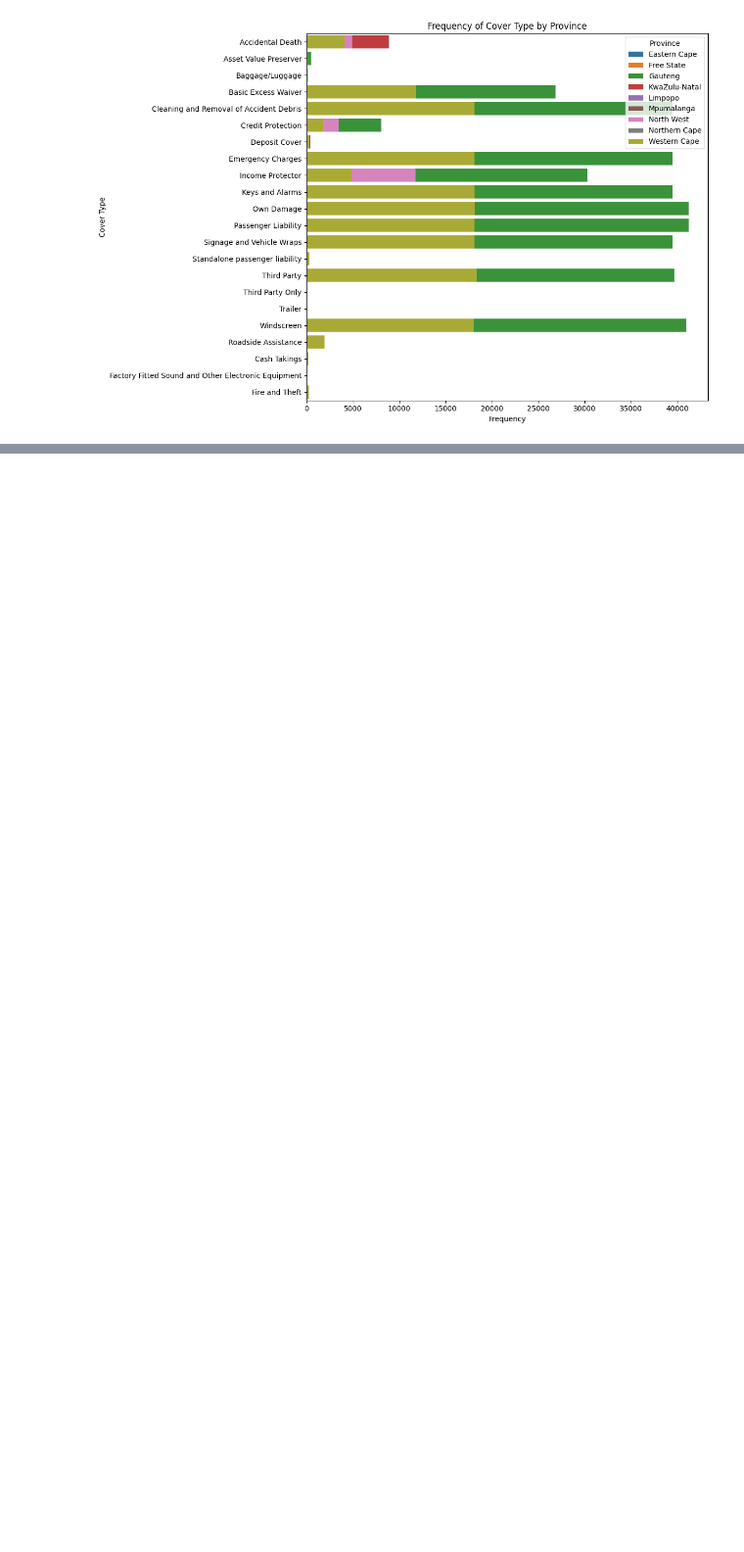
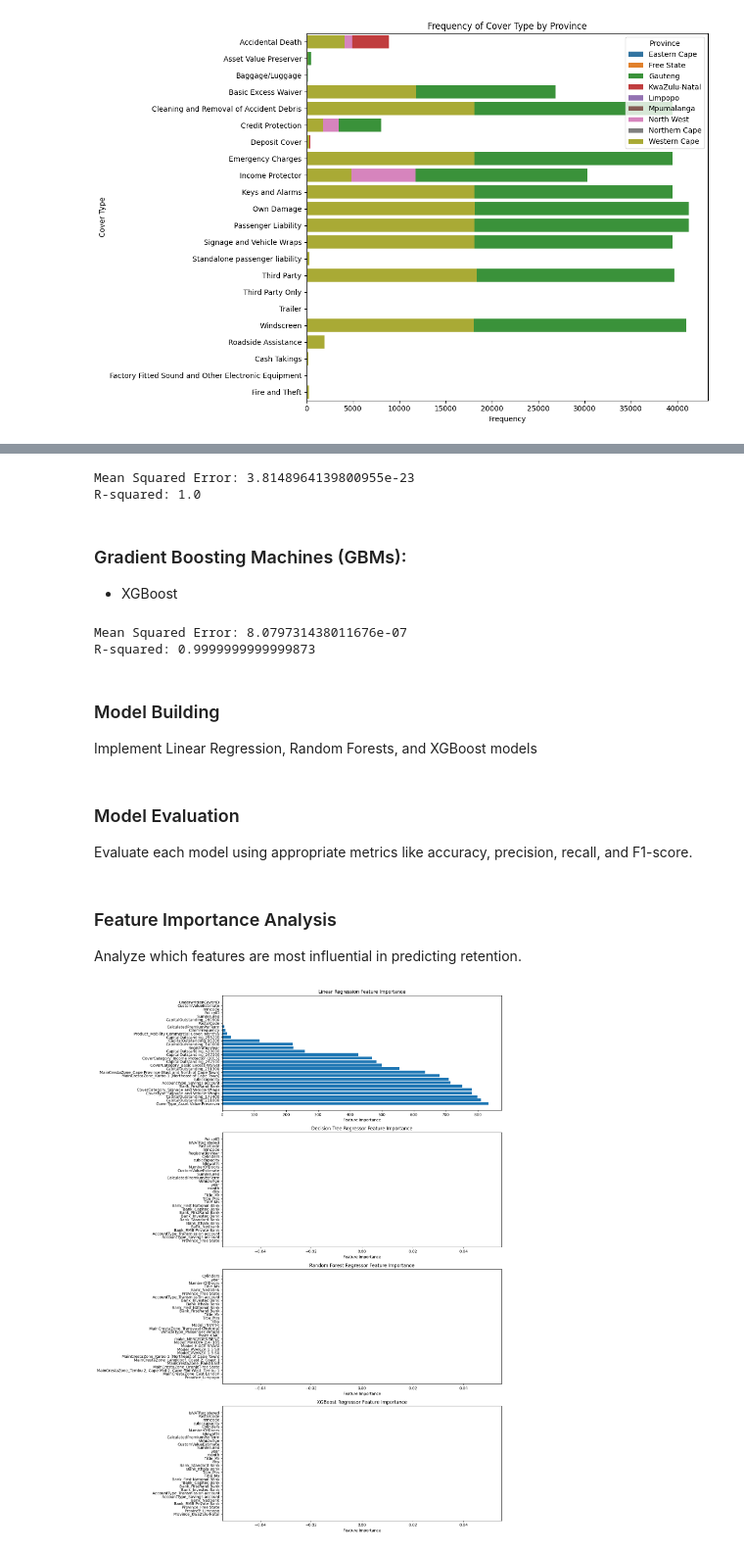
Before and after one commit to amsalugetasew/10_Academy_AI_Mastery_kifiya_Week_3_V1, a Jupyter notebook: notebooks/main.ipynb, the cells around one changed output, grey strips where cells are left out. Shown at 98% size. Saved outputs shown, nothing was run; the diff lists cells and outputs as text; code cells hidden in the pictures; blank space fills up the shorter version.

Commit message:
Model Training, Evaluation, and Comparison

```diff
--- a/notebooks/main.ipynb
+++ b/notebooks/main.ipynb
@@ -843,0 +601,3 @@ eda.ferq_cover_type_by_province(df)
+# %%
+lin_reg = model.linear_regression(X_train, y_train)
+model.model_performamnce(lin_reg, X_test, y_test)
@@ -843,0 +611,3 @@ eda.ferq_cover_type_by_province(df)
+# %%
+dt_reg = model.decision_tree(X_train, y_train)
+model.model_performamnce(dt_reg, X_test, y_test)
@@ -843,0 +619,71 @@ eda.ferq_cover_type_by_province(df)
+# %%
+rf_reg = model.random_forest(X_train, y_train)
+model.model_performamnce(rf_reg, X_test, y_test)
+# %% [output]
+Mean Squared Error: 3.8148964139800955e-23
+R-squared: 1.0
+# %% [markdown]
+### Gradient Boosting Machines (GBMs):
+ * XGBoost
+# %%
+xgb_reg = model.XGBRegressor_model(X_train, y_train)
+model.model_performamnce(xgb_reg, X_test, y_test)
+# %% [output]
+Mean Squared Error: 8.079731438011676e-07
+R-squared: 0.9999999999999873
+# %% [markdown]
+### Model Building
+Implement Linear Regression, Random Forests, and XGBoost models
+# %% [markdown]
+### Model Evaluation
+Evaluate each model using appropriate metrics like accuracy, precision, recall, and F1-score.
+# %% [markdown]
+### Feature Importance Analysis
+Analyze which features are most influential in predicting retention.
+# %%
+import matplotlib.pyplot as plt
+import numpy as np
+
+# Define the models
+models = [
+    ("Linear Regression", lin_reg),
+    ("Decision Tree Regressor", dt_reg),
+    ("Random Forest Regressor", rf_reg),
+    ("XGBoost Regressor", xgb_reg)
+]
+
+# Function to plot feature importance for each model
+def plot_feature_importance(models, X_train):
+    # Set up the figure with one column and as many rows as there are models
+    plt.figure(figsize=(15, 20))
+
+    # Loop through each model
+    for idx, (model_name, model) in enumerate(models, start=1):
+        if hasattr(model, 'coef_'):  # Linear Regression has 'coef_' for feature importance
+            importance = np.abs(model.coef_)
+        elif hasattr(model, 'feature_importances_'):  # Decision Tree, Random Forest, and XGBoost
+            importance = model.feature_importances_
+        else:
+            print(f"{model_name} does not have feature importance")
+            continue
+
+        # Sort feature importance and get top 30
+        sorted_idx = np.argsort(importance)[1:-1]
+        top_idx = sorted_idx[:30]
+        top_features = X_train.columns[top_idx]
+        top_importance = importance[top_idx]
+
+        # Plot
+        plt.subplot(len(models), 1, idx)
+        plt.barh(top_features, top_importance)
+        plt.xlabel('Feature Importance')
+        plt.title(f'{model_name} Feature Importance')
+        plt.gca().invert_yaxis()  # Invert y-axis to have the most important feature at the top
+
+    plt.tight_layout()
+    plt.show()
+
+# Example usage:
+plot_feature_importance(models, X_train)
+# %% [output]
+[figure, added]
```
Also changed, not shown: parts of 125 cells of this notebook.
